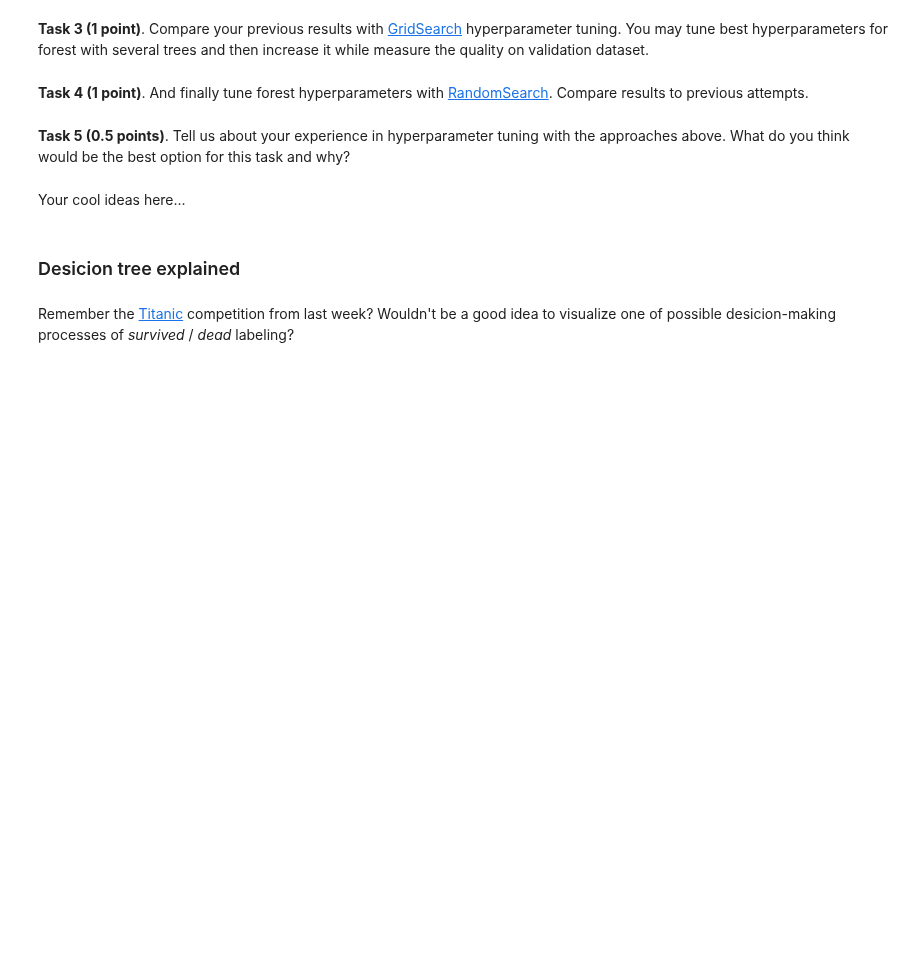
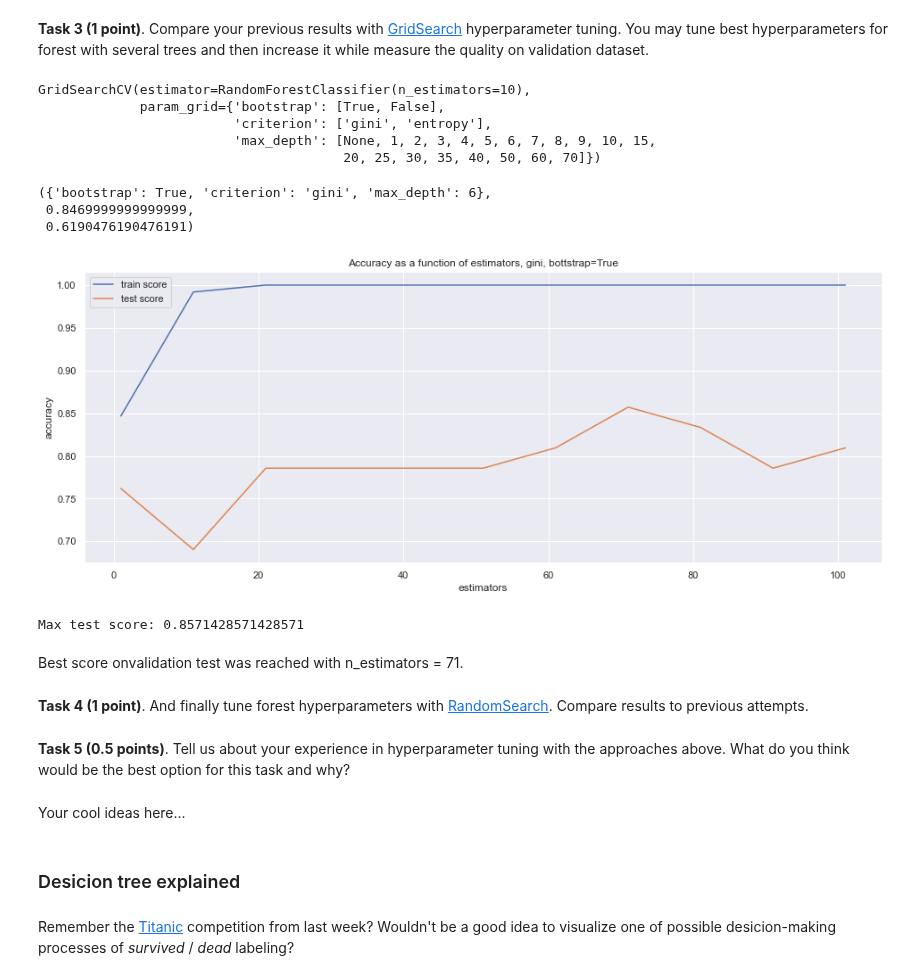
Before and after one commit to WioWio/ML-intro-Wio-2, a Jupyter notebook: rf_classifier.ipynb, the cells around one changed output. Cells and saved outputs as stored; diff of their text form; code cells hidden in the pictures; blank space fills up the shorter version.

```diff
--- a/rf_classifier.ipynb
+++ b/rf_classifier.ipynb
@@ -678,3 +688,34 @@ More information here [Gentle introduction to Grid and Random search](https://me
+# %%
+space = dict()
+space['criterion'] = ['gini','entropy']
+space['max_depth'] = [None,1,2,3,4,5,6,7,8,9,10,15,20,25,30,35,40,50,60,70]
+space['bootstrap'] = [True,False]
+
+model = RandomForestClassifier(n_estimators= 10)
+search = GridSearchCV(model, param_grid=space)
+search.fit(X_train, y_train)
+# %% [output]
+GridSearchCV(estimator=RandomForestClassifier(n_estimators=10),
+             param_grid={'bootstrap': [True, False],
+                         'criterion': ['gini', 'entropy'],
+                         'max_depth': [None, 1, 2, 3, 4, 5, 6, 7, 8, 9, 10, 15,
+                                       20, 25, 30, 35, 40, 50, 60, 70]})
+# %%
+search.best_params_, search.best_score_, search.score(X_test,y_test)
+# %% [output]
+({'bootstrap': True, 'criterion': 'gini', 'max_depth': 6},
+ 0.8469999999999999,
+ 0.6190476190476191)
+# %%
+plot_metrics_on_estim(bootstrap = search.best_params_['bootstrap'],
+                      criterion = search.best_params_['criterion'],
+                      max_depth = search.best_params_['max_depth'],
+                      X = X_valid, y = y_valid)
+# %% [output]
+[figure, added]
+Max test score: 0.8571428571428571
+# %% [markdown]
+Best score onvalidation test was reached with n_estimators = 71.
 # %% [markdown]
 **Task 4 (1 point)**. And finally tune forest hyperparameters with [RandomSearch](https://scikit-learn.org/stable/modules/generated/sklearn.model_selection.RandomizedSearchCV.html). Compare results to previous attempts.
 # %%
```
Also changed, not shown: parts of 10 cells of this notebook.
